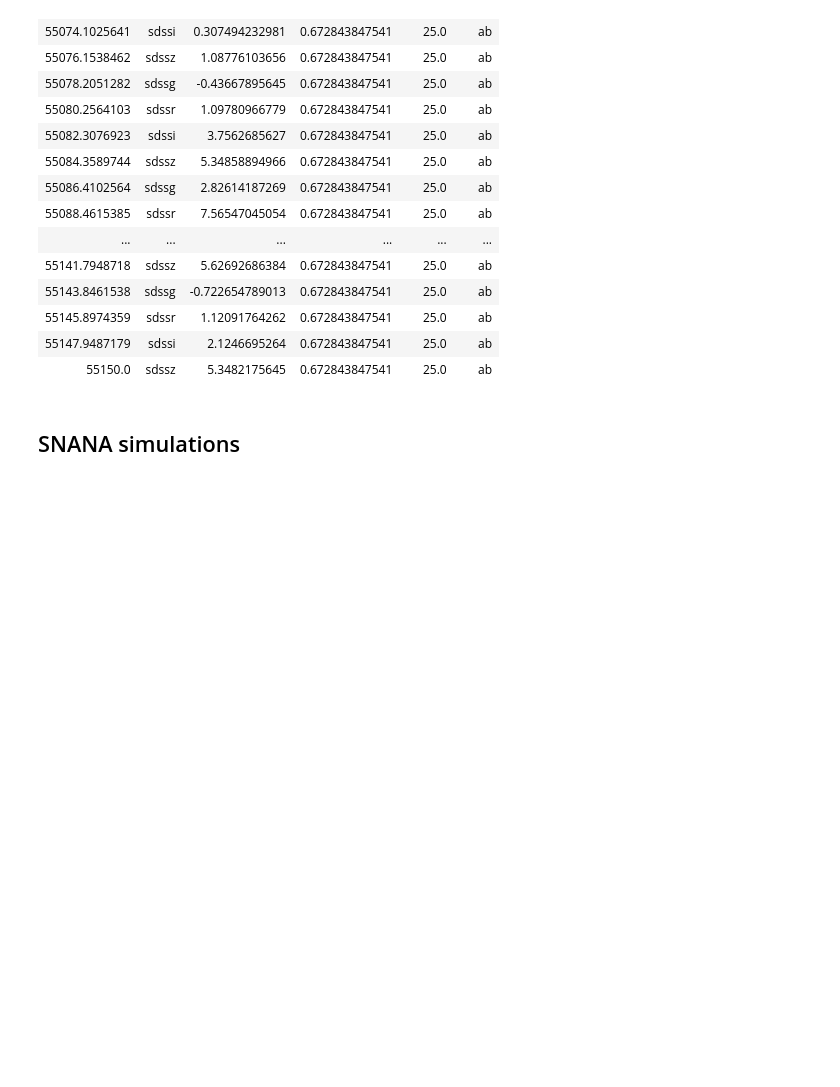
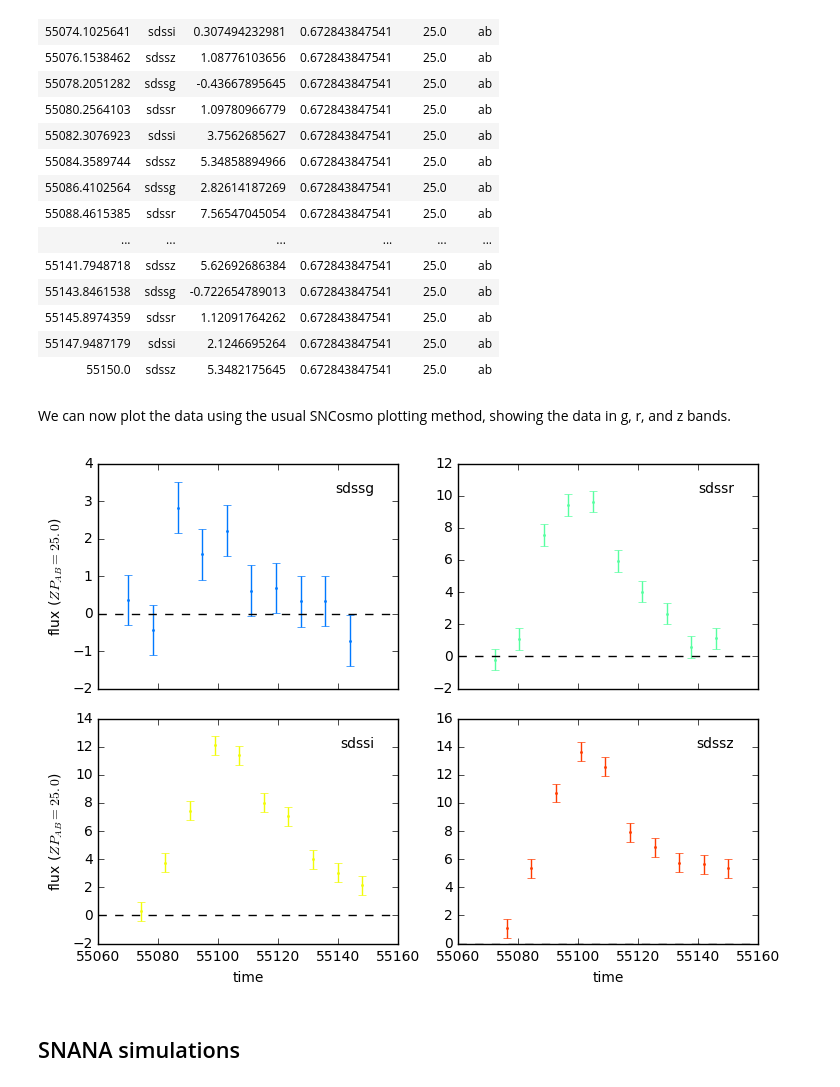
Before and after one commit to rbiswas4/AnalyzeSN, a Jupyter notebook: examples/LightCurve.ipynb, the cells around one changed output. Drawn from its saved outputs; the diff is of its cells as text; code cells hidden in the pictures; blank space fills up the shorter version.

```diff
--- a/examples/LightCurve.ipynb
+++ b/examples/LightCurve.ipynb
@@ -109,6 +111,12 @@ SNCosmoLC
 | 55145.8974359 | sdssr | 1.12091764262 | 0.672843847541 | 25.0 | ab |
 | 55147.9487179 | sdssi | 2.1246695264 | 0.672843847541 | 25.0 | ab |
 | 55150.0 | sdssz | 5.3482175645 | 0.672843847541 | 25.0 | ab |
+# %% [markdown]
+We can now plot the data using the usual SNCosmo plotting method, showing the data in g, r, and z bands.
+# %%
+sncosmo.plot_lc(SNCosmoLC)
+# %% [output]
+[figure, added]
 # %% [markdown]
 ## SNANA simulations
 # %%
```
Also changed, not shown: parts of 18 cells of this notebook, 1 other file.
